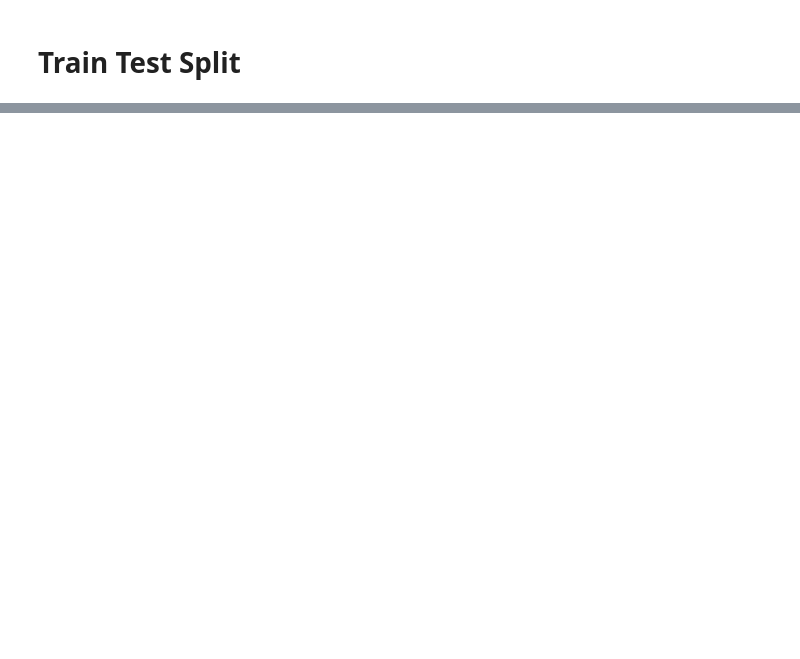
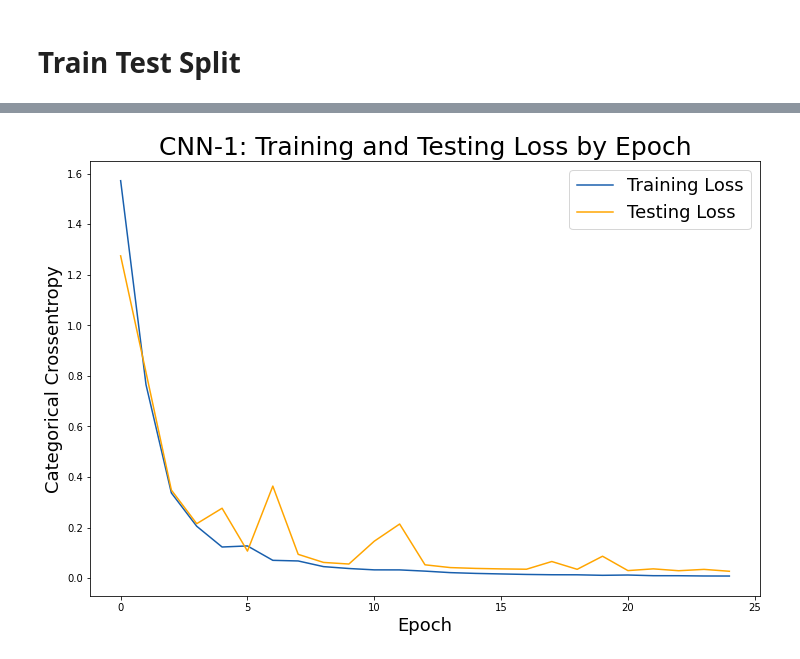
Before and after one commit to chrischan23/Capstone-Project--Distracted-Driver-Detection, a Jupyter notebook: code/Capstone.ipynb, the cells around one changed output, grey strips where cells are left out. Saved outputs shown, nothing was run; the diff lists cells and outputs as text; code cells hidden in the pictures; blank space fills up the shorter version.

```diff
--- a/code/Capstone.ipynb
+++ b/code/Capstone.ipynb
@@ -673,0 +303,10 @@ len(test_data)
+# %%
+X_train_mod, X_test, y_train_mod, y_test = train_test_split(X_train, y_train, stratify=y_train, test_size = 0.2, random_state = 42)
+
+print("Shape of X_train_mod: ",X_train_mod.shape)
+#print("Shape of y_train_mod: ",len(y_train_mod))
+print("Shape of y_train_mod: ",y_train_mod.shape)
+
+print("Shape of X_test: ",X_test.shape)
+#print("Shape of y_test: ",len(y_test))
+print("Shape of y_test: ",y_test.shape)
@@ -673,0 +371,14 @@ len(test_data)
+# %%
+model = cnn_1()
+
+early_stop = EarlyStopping(monitor = 'val_loss', min_delta = 0, patience = 5, verbose = 1, mode='auto')
+
+# Fit model
+history = model.fit(X_train_mod,
+                    y_train_mod,
+                    batch_size=256,
+                    validation_data=(X_test, y_test),
+                    epochs=25,
+                    verbose=1,
+                    callbacks = [early_stop],
+                    workers=-1)
@@ -673,0 +440,20 @@ len(test_data)
+# %%
+# Check out our train loss and test loss over epochs.
+train_loss_1 = history.history['loss']
+test_loss_1 = history.history['val_loss']
+
+# Set figure size.
+plt.figure(figsize=(12, 8))
+
+# Generate line plot of training, testing loss over epochs.
+plt.plot(train_loss_1, label='Training Loss', color='#185fad')
+plt.plot(test_loss_1, label='Testing Loss', color='orange')
+
+# Set title
+plt.title('CNN-1: Training and Testing Loss by Epoch', fontsize = 25)
+plt.xlabel('Epoch', fontsize = 18)
+plt.ylabel('Categorical Crossentropy', fontsize = 18)
+
+plt.legend(fontsize = 18);
+# %% [output]
+[figure, added]
```
Also changed, not shown: parts of 107 cells of this notebook, 10 other files.
